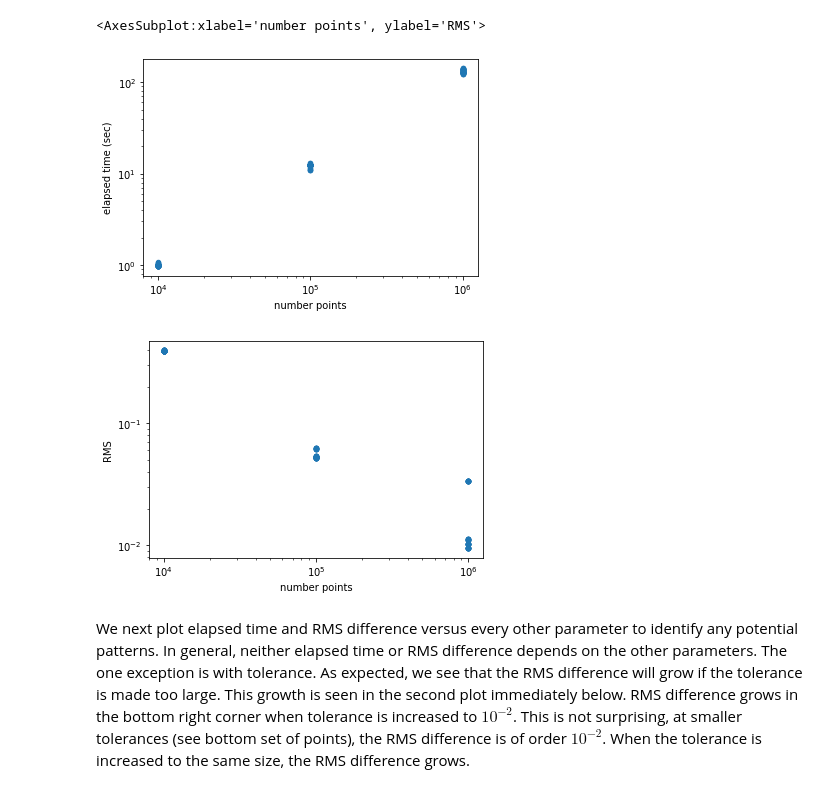
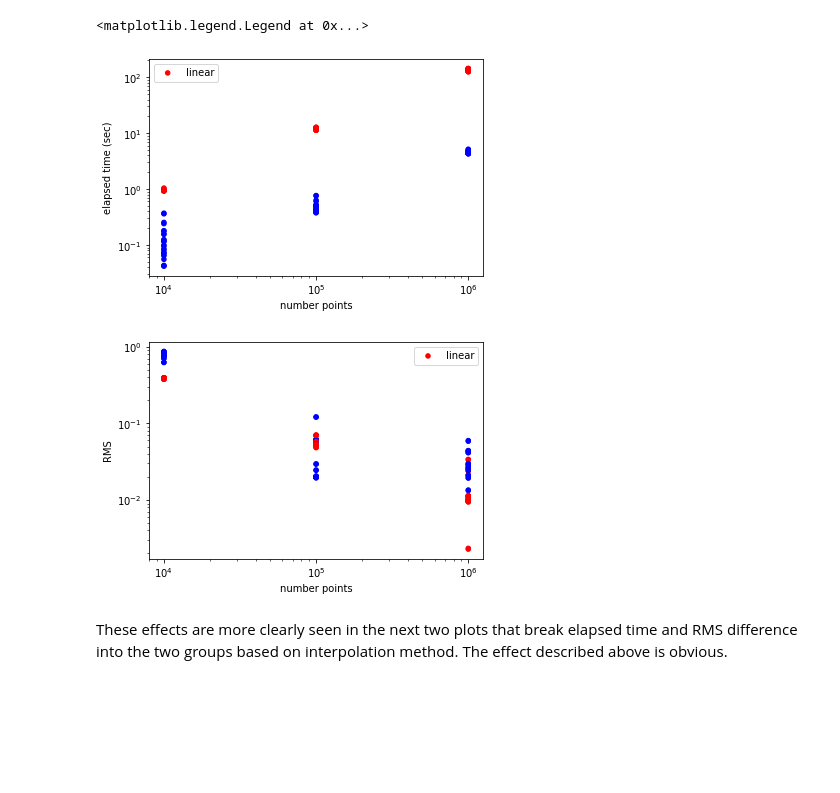
Before and after one commit to dthoma6/magfli, a Jupyter notebook: timing analysis.ipynb, the cells around one changed output. Cells and saved outputs as stored; diff of their text form; code cells hidden in the pictures; blank space fills up the shorter version.

```diff
--- a/timing analysis.ipynb
+++ b/timing analysis.ipynb
@@ -17,18 +22,21 @@ Looking at the two graphs below, we plot the elapsed time to complete the tracin
 # %%
 # Read results from timing_trace_unstructured()
 results = pd.read_pickle("timing.pkl")
 
 # Add a few columns based on the data in the dataframe
 results['tolerance'] = 10**results['log(tolerance)']
 results['number points'] = 10**results['log(number points)']
 results['grid size'] = 10**results['log(grid size)']
 
 # Plot results to identify patterns
-results.plot('number points','elapsed time (sec)',kind='scatter', logy=True, logx=True)
-results.plot('number points','RMS',kind='scatter', logy=True, logx=True)
+colors = {'linear':'red', 'nearest':'blue'}
+results.plot('number points','elapsed time (sec)',kind='scatter', logy=True, logx=True, color=results['method interpolation'].map(colors))
+plt.legend(['linear', 'nearest'])
+results.plot('number points','RMS',kind='scatter', logy=True, logx=True, color=results['method interpolation'].map(colors))
+plt.legend(['linear', 'nearest'])
 # %% [output]
-<AxesSubplot:xlabel='number points', ylabel='RMS'>
+<matplotlib.legend.Legend at 0x...>
-[figure, old version]
+[figure, new version]
-[figure, old version]
+[figure, new version]
 # %% [markdown]
-We next plot elapsed time and RMS difference versus every other parameter to identify any potential patterns.  In general, neither elapsed time or RMS difference depends on the other parameters.  The one exception is with tolerance.  As expected, we see that the RMS difference will grow if the tolerance is made too large.  This growth is seen in the second plot immediately below. RMS difference grows in the bottom right corner when tolerance is increased to $10^{-2}$.  This is not surprising, at smaller tolerances (see bottom set of points), the RMS difference is of order $10^{-2}$.  When the tolerance is increased to the same size, the RMS difference grows.
+These effects are more clearly seen in the next two plots that break elapsed time and RMS difference into the two groups based on interpolation method.  The effect described above is obvious.
```
Also changed, not shown: parts of 9 cells of this notebook, 6 other files.
